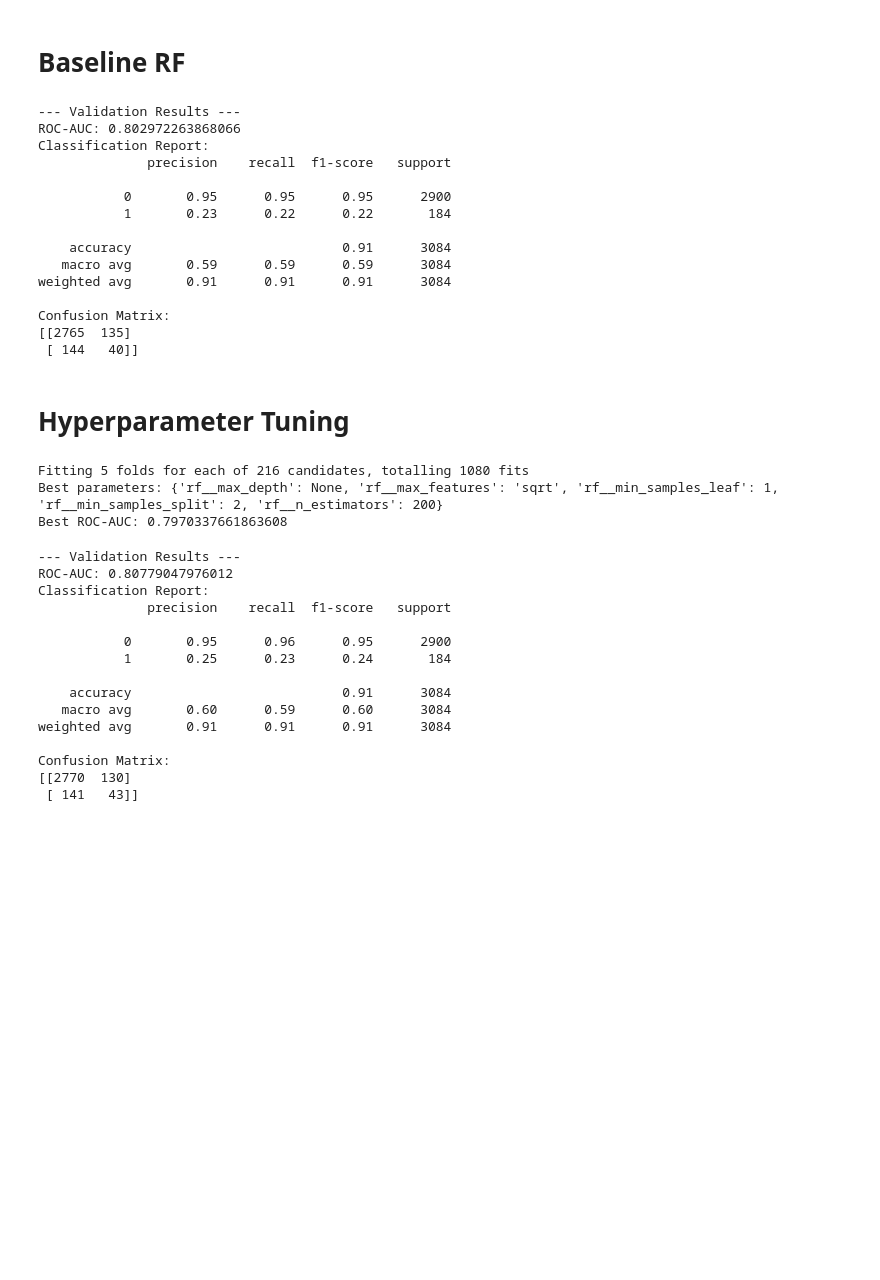
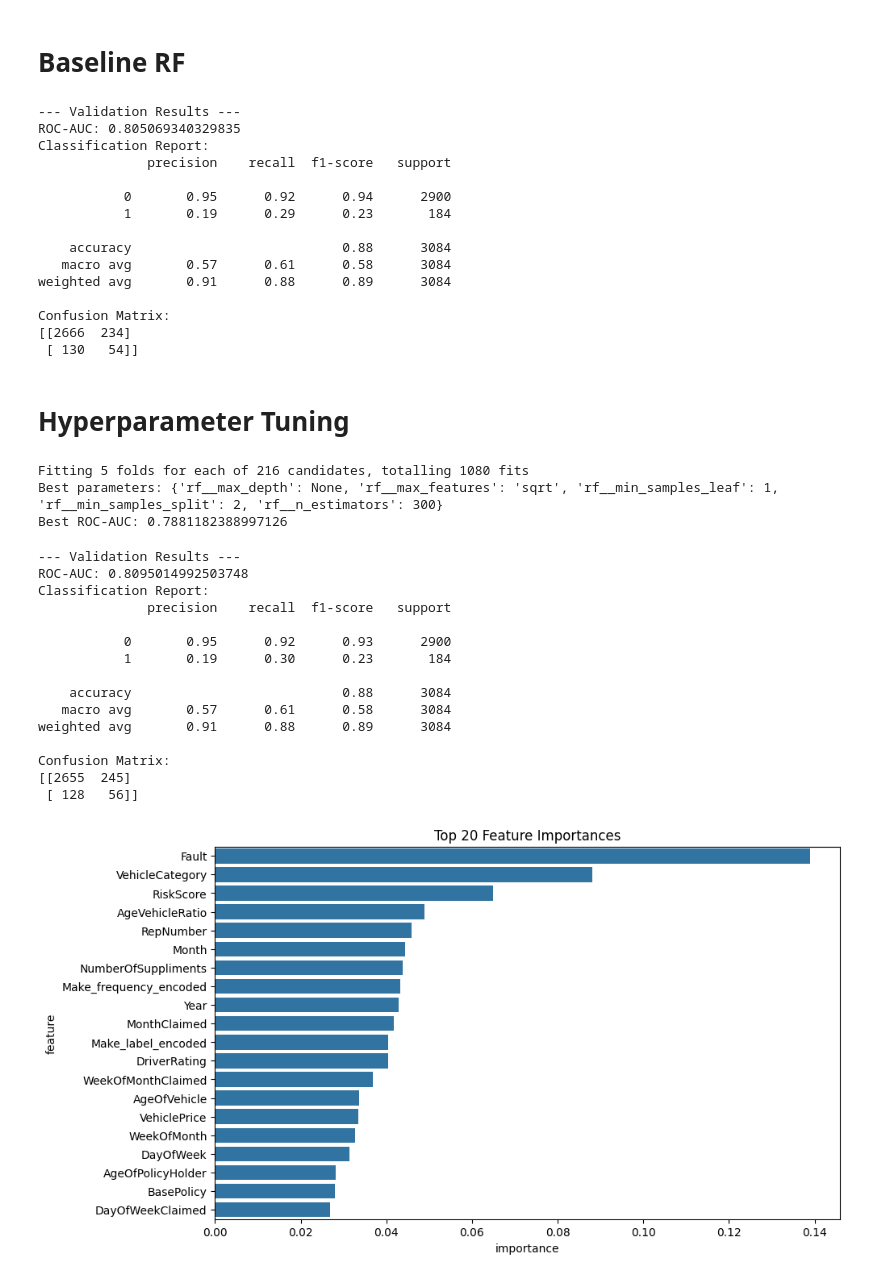
Before and after one commit to enxinn/DSA4263_VehicleInsuranceFraud, a Jupyter notebook: src/randomforest.ipynb, the cells around one changed output. Cells and saved outputs as stored; diff of their text form; code cells hidden in the pictures; blank space fills up the shorter version.

```diff
--- a/src/randomforest.ipynb
+++ b/src/randomforest.ipynb
@@ -13,3 +13,19 @@ from imblearn.pipeline import Pipeline
 # %%
 # Read in data
 data = pd.read_csv("../data/processed/fraud.csv")
+# %%
+# Compute correlation matrix
+corr_matrix = data.corr().abs()  # absolute value for both positive and negative correlation
+
+# Select upper triangle of correlation matrix
+upper = corr_matrix.where(np.triu(np.ones(corr_matrix.shape), k=1).astype(bool))
+
+# Find features with correlation greater than 0.85
+high_corr_pairs = [(column, row, upper.loc[row, column])
+                   for column in upper.columns
+                   for row in upper.index
+                   if upper.loc[row, column] > 0.85]
+
+print("Highly correlated feature pairs (corr > 0.85):")
+for f1, f2, corr_val in high_corr_pairs:
+    print(f"{f1} - {f2}: {corr_val:.2f}")
@@ -15,0 +43,11 @@ data = pd.read_csv("../data/processed/fraud.csv")
+# %%
+# Create a set of features to drop
+to_drop = set()
+for f1, f2, _ in high_corr_pairs:
+    # Drop the second feature in each pair
+    to_drop.add(f2)
+
+print("Dropping features:", to_drop)
+
+# Drop
+data = data.drop(columns=list(to_drop))
@@ -57,20 +101,20 @@ print("Confusion Matrix:")
 print(confusion_matrix(y_val, y_val_pred))
 # %% [output]
 --- Validation Results ---
-ROC-AUC: 0.802972263868066
+ROC-AUC: 0.805069340329835
 Classification Report:
               precision    recall  f1-score   support
 
-           0       0.95      0.95      0.95      2900
-           1       0.23      0.22      0.22       184
+           0       0.95      0.92      0.94      2900
+           1       0.19      0.29      0.23       184
 
-    accuracy                           0.91      3084
-   macro avg       0.59      0.59      0.59      3084
-weighted avg       0.91      0.91      0.91      3084
+    accuracy                           0.88      3084
+   macro avg       0.57      0.61      0.58      3084
+weighted avg       0.91      0.88      0.89      3084
 
 Confusion Matrix:
-[[2765  135]
- [ 144   40]]
+[[2666  234]
+ [ 130   54]]
 # %% [markdown]
 # Hyperparameter Tuning
 # %%
@@ -93,8 +137,8 @@ print("Best parameters:", grid_search.best_params_)
 print("Best ROC-AUC:", grid_search.best_score_)
 # %% [output]
 Fitting 5 folds for each of 216 candidates, totalling 1080 fits
-Best parameters: {'rf__max_depth': None, 'rf__max_features': 'sqrt', 'rf__min_samples_leaf': 1, 'rf__min_samples_split': 2, 'rf__n_estimators': 200}
-Best ROC-AUC: 0.7970337661863608
+Best parameters: {'rf__max_depth': None, 'rf__max_features': 'sqrt', 'rf__min_samples_leaf': 1, 'rf__min_samples_split': 2, 'rf__n_estimators': 300}
+Best ROC-AUC: 0.7881182388997126
 # %%
 # Evaluate on validation set
 y_val_prob = best_rf.predict_proba(X_val)[:, 1]
@@ -108,17 +152,29 @@ print("Confusion Matrix:")
 print(confusion_matrix(y_val, y_val_pred))
 # %% [output]
 --- Validation Results ---
-ROC-AUC: 0.80779047976012
+ROC-AUC: 0.8095014992503748
 Classification Report:
               precision    recall  f1-score   support
 
-           0       0.95      0.96      0.95      2900
-           1       0.25      0.23      0.24       184
+           0       0.95      0.92      0.93      2900
+           1       0.19      0.30      0.23       184
 
-    accuracy                           0.91      3084
-   macro avg       0.60      0.59      0.60      3084
-weighted avg       0.91      0.91      0.91      3084
+    accuracy                           0.88      3084
+   macro avg       0.57      0.61      0.58      3084
+weighted avg       0.91      0.88      0.89      3084
 
 Confusion Matrix:
-[[2770  130]
- [ 141   43]]
+[[2655  245]
+ [ 128   56]]
+# %%
+importances = best_rf.named_steps['rf'].feature_importances_
+features = X_train.columns
+feat_importance_df = pd.DataFrame({'feature': features, 'importance': importances})
+feat_importance_df = feat_importance_df.sort_values(by='importance', ascending=False)
+
+plt.figure(figsize=(10,6))
+sns.barplot(x='importance', y='feature', data=feat_importance_df.head(20))
+plt.title("Top 20 Feature Importances")
+plt.show()
+# %% [output]
+[figure, added]
```
Also changed, not shown: parts of 3 cells of this notebook.
